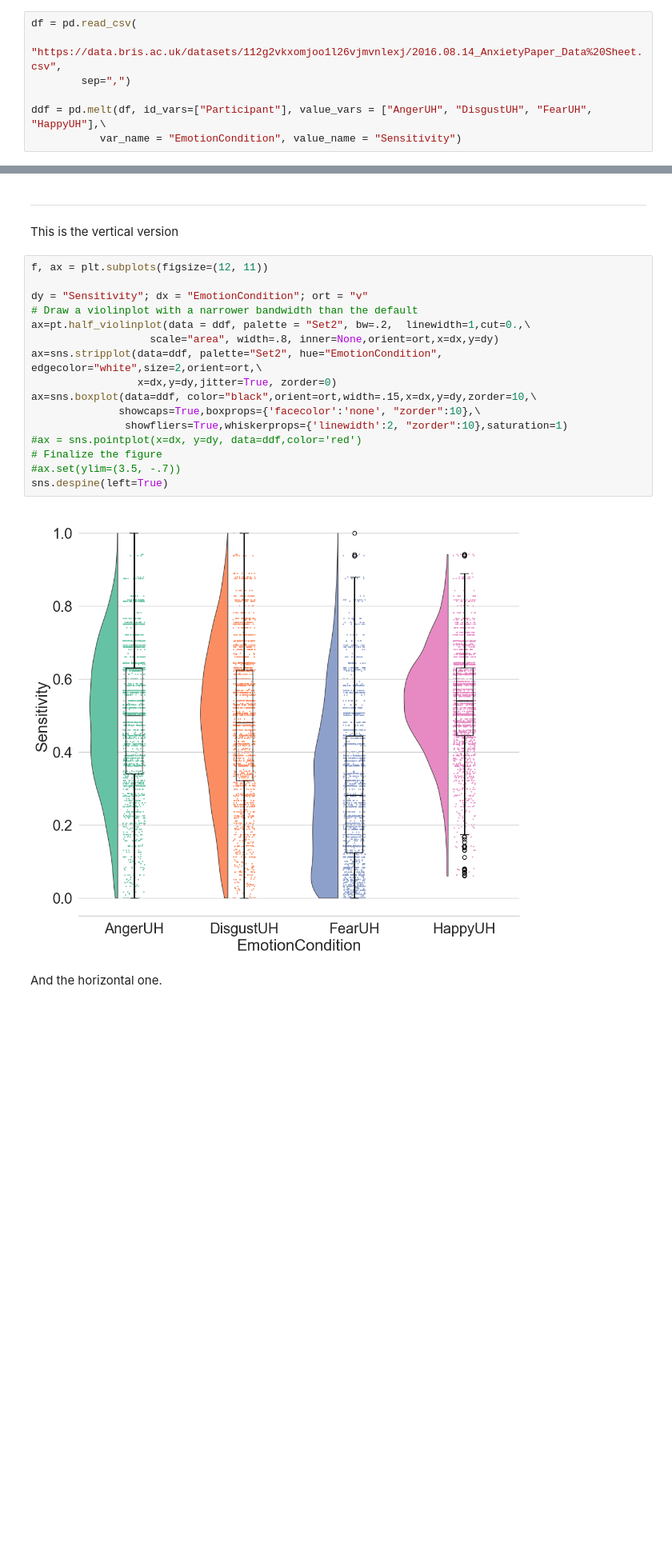
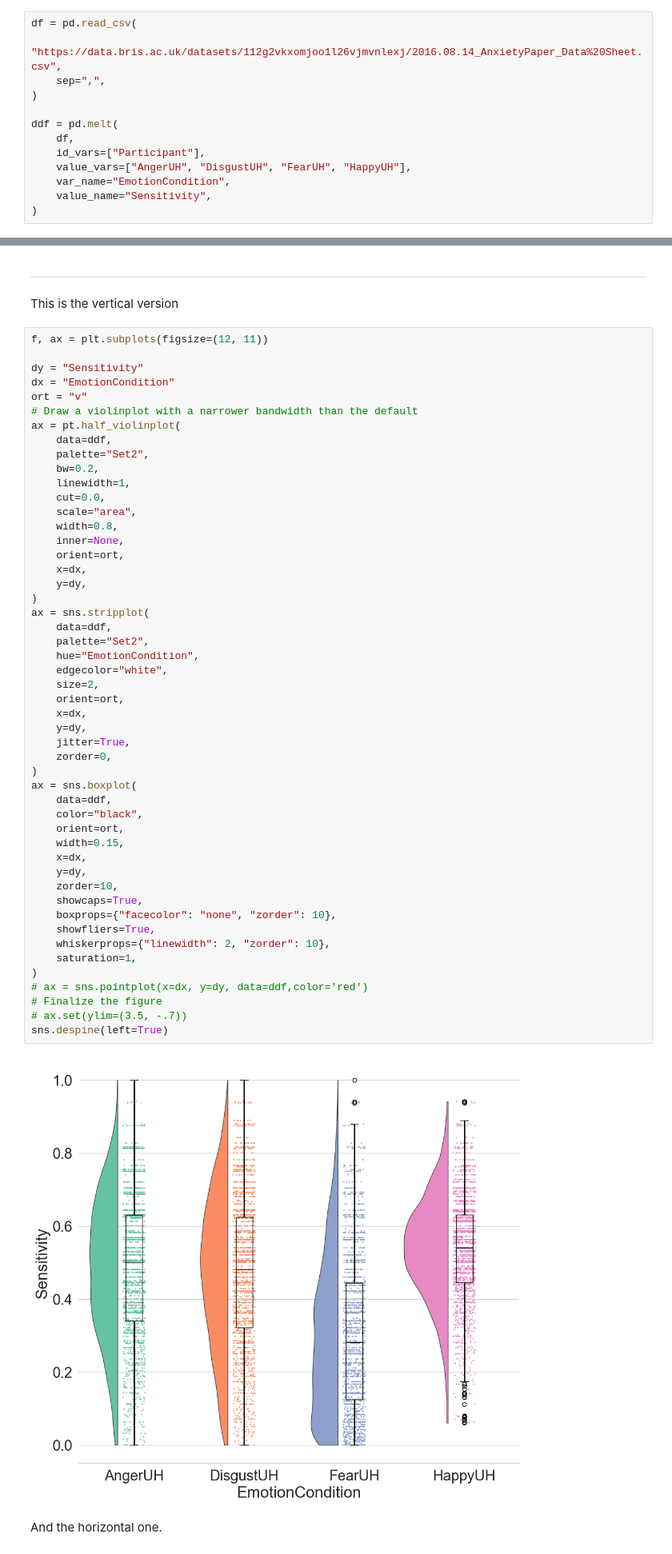
Before and after one commit to Avoide/PtitPrince_QL, a Jupyter notebook: RainCloud_Plot.ipynb, the cells around one changed output, grey strips where cells are left out. Shown at 80% size. Drawn from its saved outputs; the diff is of its cells as text; blank space fills up the shorter version.

```diff
--- a/RainCloud_Plot.ipynb
+++ b/RainCloud_Plot.ipynb
@@ -20,10 +21,16 @@ import pandas as pd
 # %%
 df = pd.read_csv(
     "https://data.bris.ac.uk/datasets/112g2vkxomjoo1l26vjmvnlexj/2016.08.14_AnxietyPaper_Data%20Sheet.csv",
-        sep=",")
+    sep=",",
+)
 
-ddf = pd.melt(df, id_vars=["Participant"], value_vars = ["AngerUH", "DisgustUH", "FearUH", "HappyUH"],\
-           var_name = "EmotionCondition", value_name = "Sensitivity")
+ddf = pd.melt(
+    df,
+    id_vars=["Participant"],
+    value_vars=["AngerUH", "DisgustUH", "FearUH", "HappyUH"],
+    var_name="EmotionCondition",
+    value_name="Sensitivity",
+)
 # %%
 from ptitprince import PtitPrince as pt
 # or, if ptitprince is installed
@@ -35,21 +42,55 @@ This is the vertical version
 # %%
 f, ax = plt.subplots(figsize=(12, 11))
 
-dy = "Sensitivity"; dx = "EmotionCondition"; ort = "v"
+dy = "Sensitivity"
+dx = "EmotionCondition"
+ort = "v"
 # Draw a violinplot with a narrower bandwidth than the default
-ax=pt.half_violinplot(data = ddf, palette = "Set2", bw=.2,  linewidth=1,cut=0.,\
-                   scale="area", width=.8, inner=None,orient=ort,x=dx,y=dy)
-ax=sns.stripplot(data=ddf, palette="Set2", hue="EmotionCondition", edgecolor="white",size=2,orient=ort,\
-                 x=dx,y=dy,jitter=True, zorder=0)
-ax=sns.boxplot(data=ddf, color="black",orient=ort,width=.15,x=dx,y=dy,zorder=10,\
-              showcaps=True,boxprops={'facecolor':'none', "zorder":10},\
-               showfliers=True,whiskerprops={'linewidth':2, "zorder":10},saturation=1)
-#ax = sns.pointplot(x=dx, y=dy, data=ddf,color='red')
+ax = pt.half_violinplot(
+    data=ddf,
+    palette="Set2",
+    bw=0.2,
+    linewidth=1,
+    cut=0.0,
+    scale="area",
+    width=0.8,
+    inner=None,
+    orient=ort,
+    x=dx,
+    y=dy,
+)
+ax = sns.stripplot(
+    data=ddf,
+    palette="Set2",
+    hue="EmotionCondition",
+    edgecolor="white",
+    size=2,
+    orient=ort,
+    x=dx,
+    y=dy,
+    jitter=True,
+    zorder=0,
+)
+ax = sns.boxplot(
+    data=ddf,
+    color="black",
+    orient=ort,
+    width=0.15,
+    x=dx,
+    y=dy,
+    zorder=10,
+    showcaps=True,
+    boxprops={"facecolor": "none", "zorder": 10},
+    showfliers=True,
+    whiskerprops={"linewidth": 2, "zorder": 10},
+    saturation=1,
+)
+# ax = sns.pointplot(x=dx, y=dy, data=ddf,color='red')
 # Finalize the figure
-#ax.set(ylim=(3.5, -.7))
+# ax.set(ylim=(3.5, -.7))
 sns.despine(left=True)
 # %% [output]
-[figure, old version]
+[figure, new version]
 # %% [markdown]
 And the horizontal one.
 # %%
```
Also changed, not shown: parts of 8 cells of this notebook, 32 other files.
